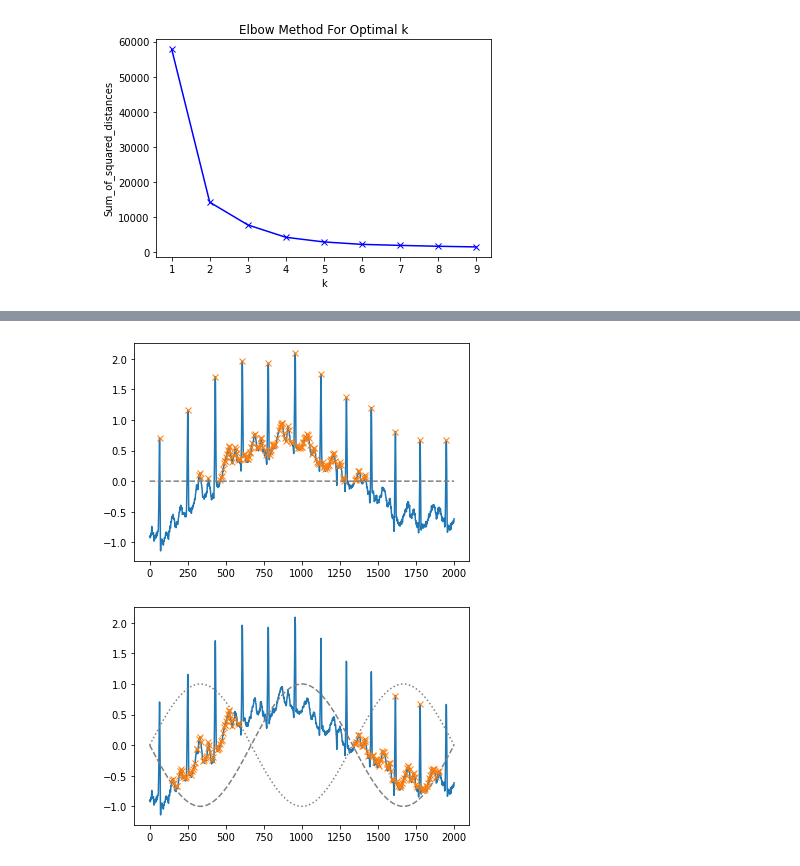
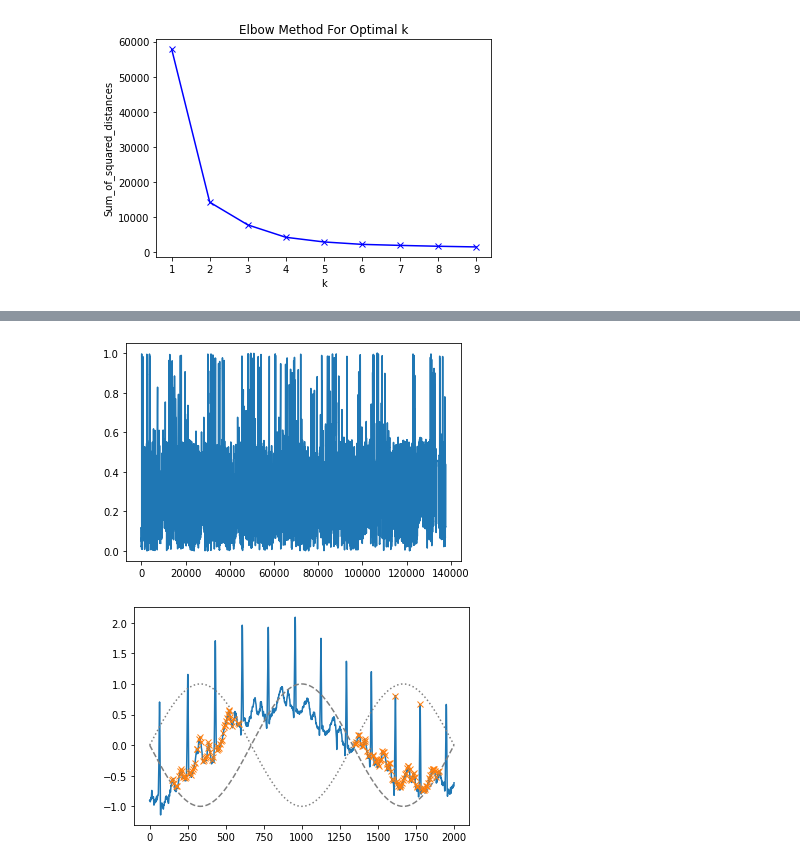
Before and after one commit to panoet/tugas-besar-2-machine-learning-umb, a Jupyter notebook: main.ipynb, the cells around one changed output, grey strips where cells are left out. Drawn from its saved outputs; the diff is of its cells as text; code cells hidden in the pictures.

```diff
--- a/main.ipynb
+++ b/main.ipynb
@@ -132,12 +142,12 @@ plt.show()
 # %%
-x = electrocardiogram()[2000:4000]
+x = jarak_scaled.flatten()
 peaks, _ = find_peaks(x, height=0)
 plt.plot(x)
-plt.plot(peaks, x[peaks], "x")
-plt.plot(np.zeros_like(x), "--", color="gray")
+#plt.plot(peaks, x[peaks], "x")
+#plt.plot(np.zeros_like(x), "--", color="gray")
 plt.show()
 # %% [output]
-[figure, old version]
+[figure, new version]
 # %%
 border = np.sin(np.linspace(0, 3 * np.pi, x.size))
 peaks, _ = find_peaks(x, height=(-border, border))
```
Also changed, not shown: parts of 5 cells of this notebook.
